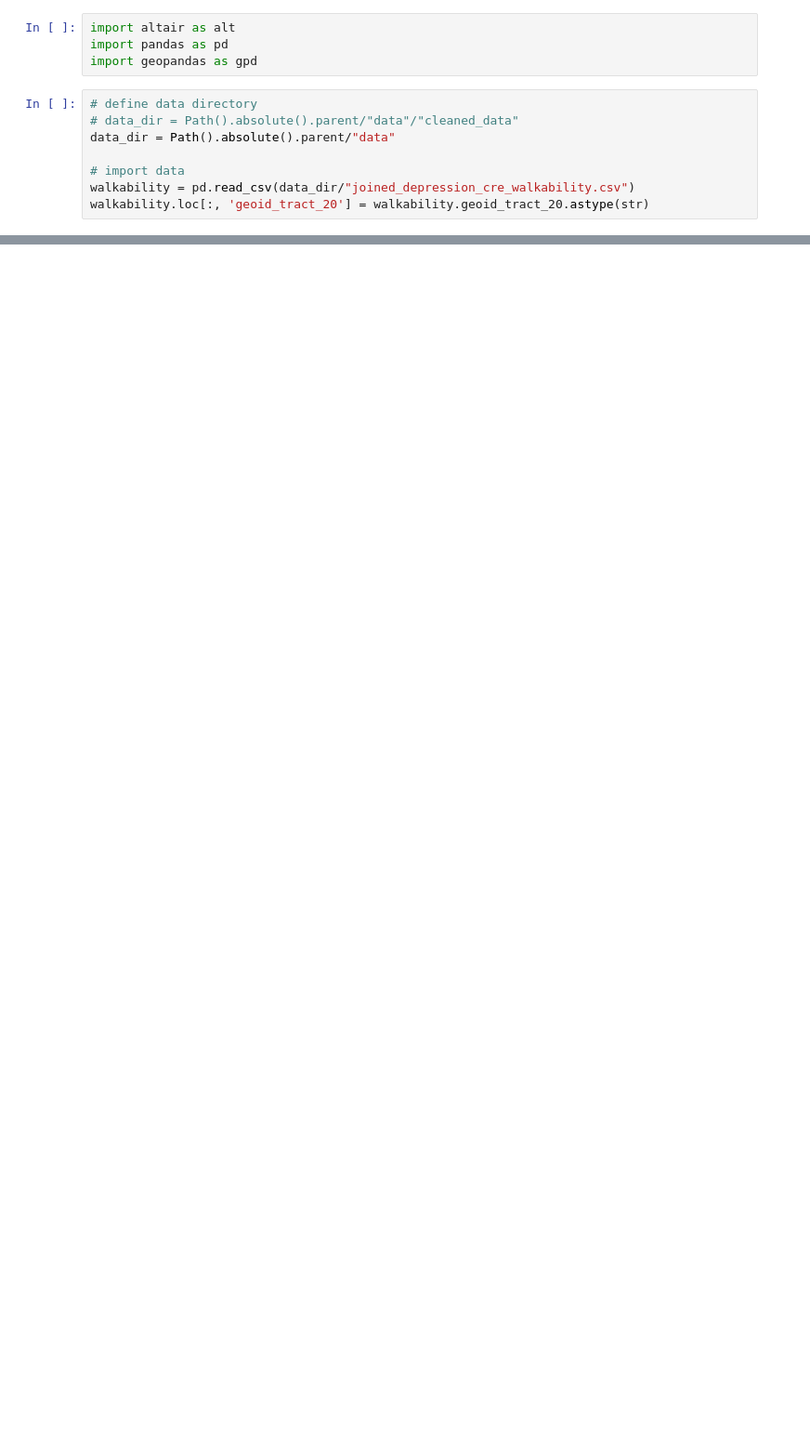
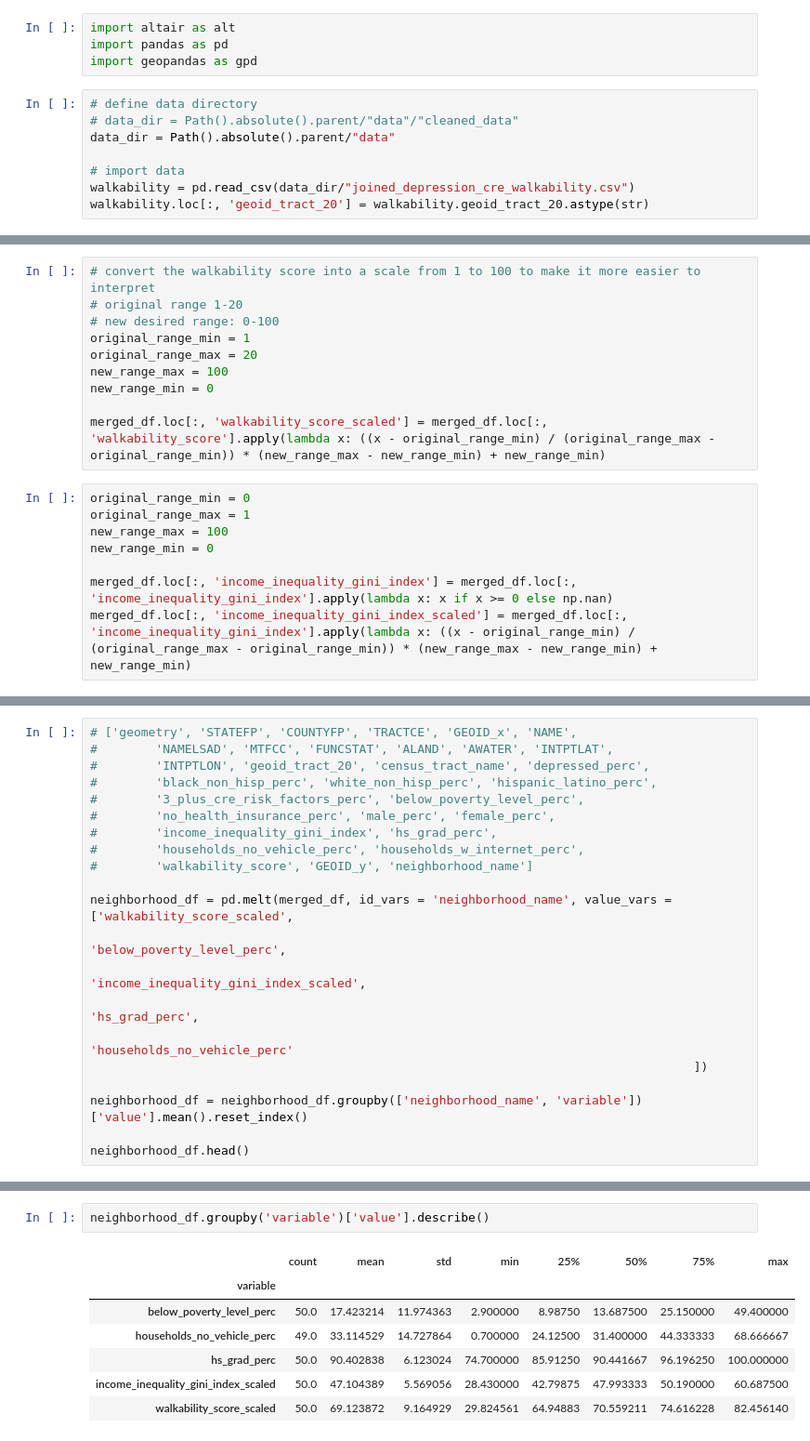
Before and after one commit to valeriavla/dc_walkability, a Jupyter notebook: code/interactive-walkability-bargraph.ipynb, the cells around one changed output, grey strips where cells are left out. Shown at 93% size. Drawn from its saved outputs; the diff is of its cells as text; blank space fills up the shorter version.

Commit message:
working walkability / bar interactive graph

```diff
--- a/code/interactive-walkability-bargraph.ipynb
+++ b/code/interactive-walkability-bargraph.ipynb
@@ -36,3 +36,21 @@ Index(['geometry', 'STATEFP', 'COUNTYFP', 'TRACTCE', 'GEOID_x', 'NAME',
+# %%
+# convert the walkability score into a scale from 1 to 100 to make it more easier to interpret
+# original range 1-20
+# new desired range: 0-100
+original_range_min = 1
+original_range_max = 20
+new_range_max = 100
+new_range_min = 0
+
+merged_df.loc[:, 'walkability_score_scaled'] = merged_df.loc[:, 'walkability_score'].apply(lambda x: ((x - original_range_min) / (original_range_max - original_range_min)) * (new_range_max - new_range_min) + new_range_min)
+# %%
+original_range_min = 0
+original_range_max = 1
+new_range_max = 100
+new_range_min = 0
+
+merged_df.loc[:, 'income_inequality_gini_index'] = merged_df.loc[:, 'income_inequality_gini_index'].apply(lambda x: x if x >= 0 else np.nan)
+merged_df.loc[:, 'income_inequality_gini_index_scaled'] = merged_df.loc[:, 'income_inequality_gini_index'].apply(lambda x: ((x - original_range_min) / (original_range_max - original_range_min)) * (new_range_max - new_range_min) + new_range_min)
 # %%
 choro_map = (alt.Chart(merged_df)
              .mark_geoshape(stroke='white')
@@ -64,0 +65,21 @@ exampole
+# %%
+# ['geometry', 'STATEFP', 'COUNTYFP', 'TRACTCE', 'GEOID_x', 'NAME',
+#        'NAMELSAD', 'MTFCC', 'FUNCSTAT', 'ALAND', 'AWATER', 'INTPTLAT',
+#        'INTPTLON', 'geoid_tract_20', 'census_tract_name', 'depressed_perc',
+#        'black_non_hisp_perc', 'white_non_hisp_perc', 'hispanic_latino_perc',
+#        '3_plus_cre_risk_factors_perc', 'below_poverty_level_perc',
+#        'no_health_insurance_perc', 'male_perc', 'female_perc',
+#        'income_inequality_gini_index', 'hs_grad_perc',
+#        'households_no_vehicle_perc', 'households_w_internet_perc',
+#        'walkability_score', 'GEOID_y', 'neighborhood_name']
+
+neighborhood_df = pd.melt(merged_df, id_vars = 'neighborhood_name', value_vars = ['walkability_score_scaled',
+                                                                                    'below_poverty_level_perc',
+                                                                                    'income_inequality_gini_index_scaled',
+                                                                                    'hs_grad_perc',
+                                                                                    'households_no_vehicle_perc'
+                                                                                   ])
+
+neighborhood_df = neighborhood_df.groupby(['neighborhood_name', 'variable'])['value'].mean().reset_index()
+
+neighborhood_df.head()
@@ -64,0 +93,10 @@ exampole
+# %%
+neighborhood_df.groupby('variable')['value'].describe()
+# %% [output]
+|  | count | mean | std | min | 25% | 50% | 75% | max |
+| variable |  |  |  |  |  |  |  |  |
+| below_poverty_level_perc | 50.0 | 17.423214 | 11.974363 | 2.900000 | 8.98750 | 13.687500 | 25.150000 | 49.400000 |
+| households_no_vehicle_perc | 49.0 | 33.114529 | 14.727864 | 0.700000 | 24.12500 | 31.400000 | 44.333333 | 68.666667 |
+| hs_grad_perc | 50.0 | 90.402838 | 6.123024 | 74.700000 | 85.91250 | 90.441667 | 96.196250 | 100.000000 |
+| income_inequality_gini_index_scaled | 50.0 | 47.104389 | 5.569056 | 28.430000 | 42.79875 | 47.993333 | 50.190000 | 60.687500 |
+| walkability_score_scaled | 50.0 | 69.123872 | 9.164929 | 29.824561 | 64.94883 | 70.559211 | 74.616228 | 82.456140 |
```
Also changed, not shown: parts of 11 cells of this notebook.
